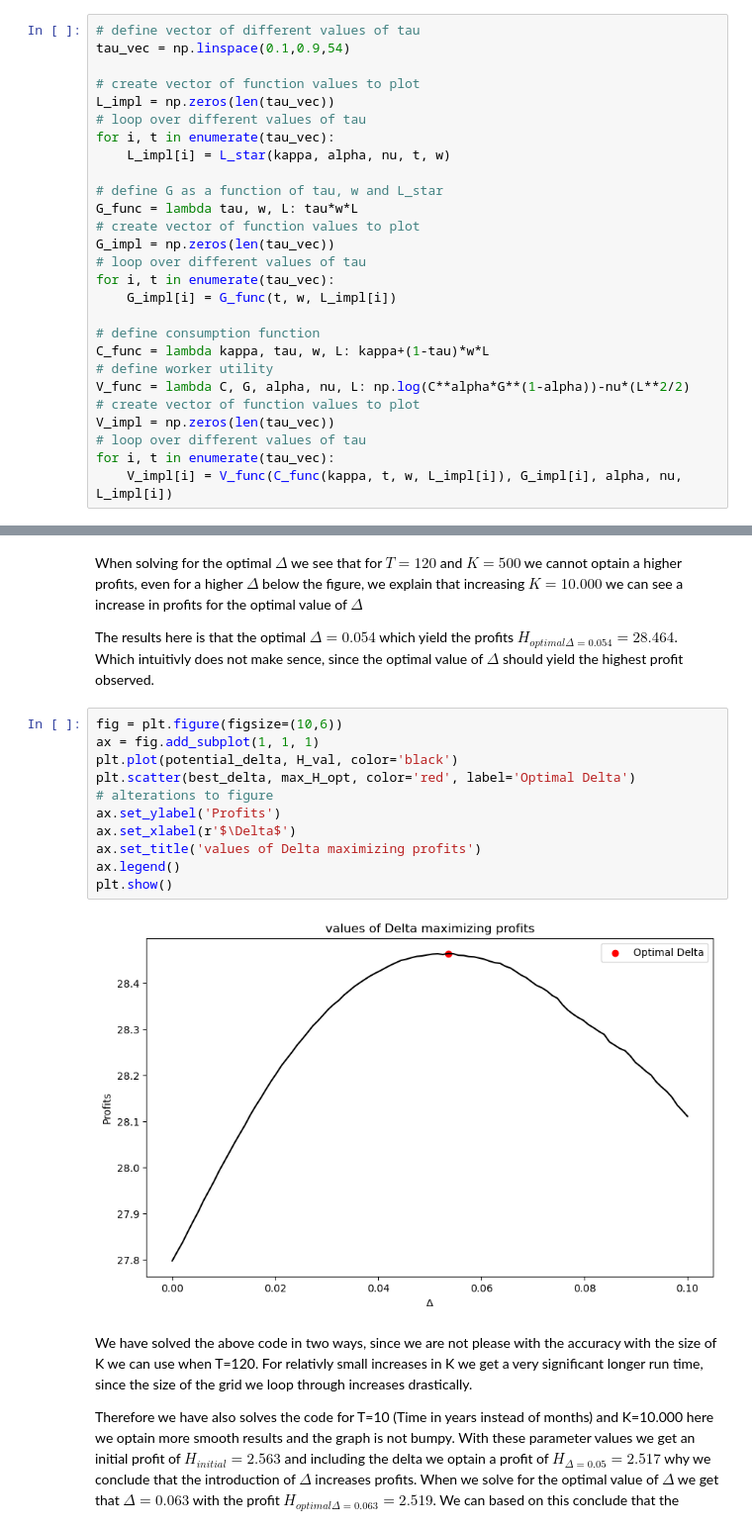
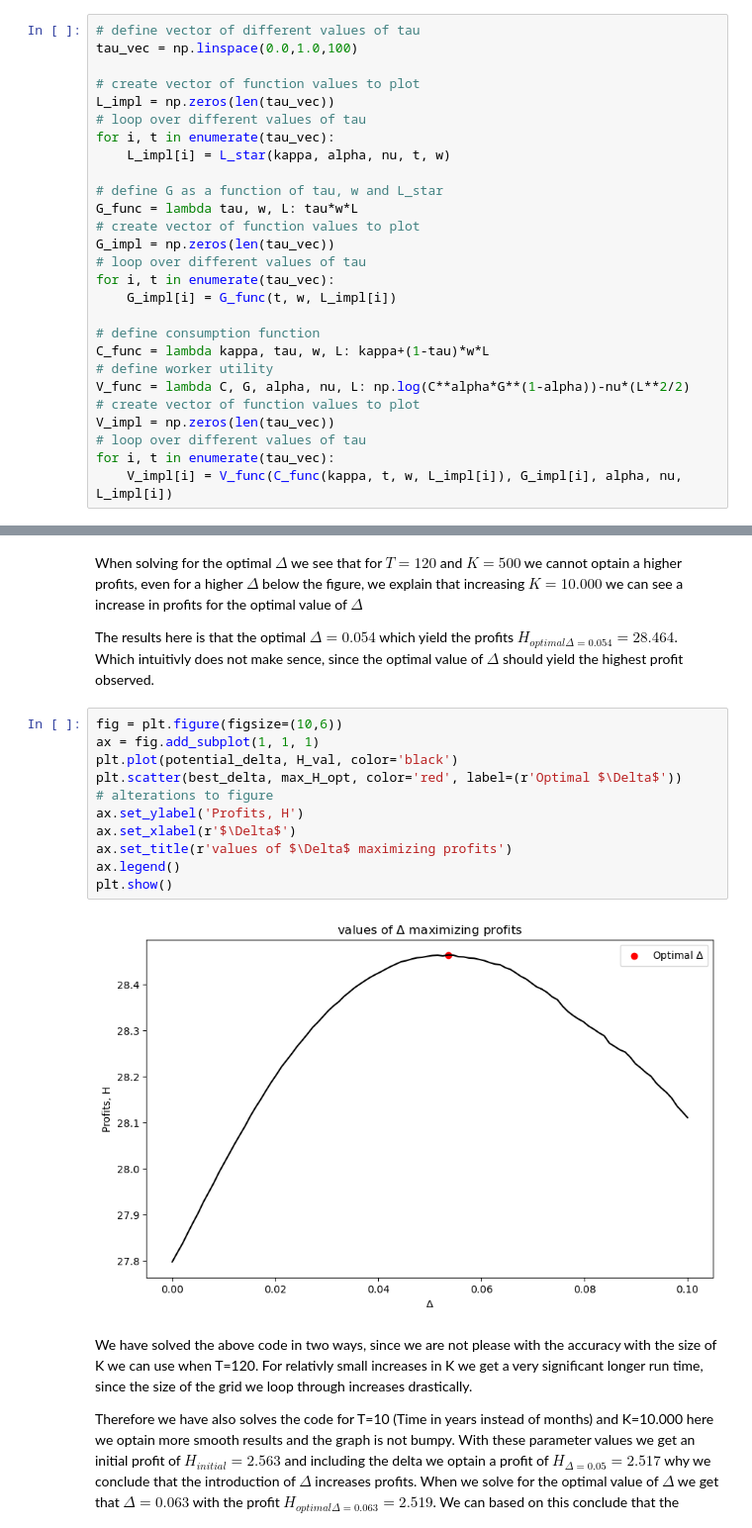
Before and after one commit to NumEconCopenhagen/projects-2023-helene-and-cecilie-class-3, a Jupyter notebook: exam/Exam-2023-notebook.ipynb, the cells around one changed output, grey strips where cells are left out. Shown at 99% size. Cells and saved outputs as stored; diff of their text form.

```diff
--- a/exam/Exam-2023-notebook.ipynb
+++ b/exam/Exam-2023-notebook.ipynb
@@ -160,7 +175,7 @@ $$
 Note: We were a bit confused about the notation, but we find it reasonable to assume that the government tax revenue is equal to the tax rate * wage * hours worked (implying that $L^*((1-\tau)w)$ means that L is a function of $(1-\tau)w = \tilde{w}$) and not tax rate * wage * L * (1-tau)*w.
 # %%
 # define vector of different values of tau
-tau_vec = np.linspace(0.1,0.9,54)
+tau_vec = np.linspace(0.0,1.0,100)
 
 # create vector of function values to plot
 L_impl = np.zeros(len(tau_vec))
@@ -580,16 +609,16 @@ The results here is that the optimal $\Delta=0.054$ which yield the profits $H_{
 # %%
 fig = plt.figure(figsize=(10,6))
 ax = fig.add_subplot(1, 1, 1)
 plt.plot(potential_delta, H_val, color='black')
-plt.scatter(best_delta, max_H_opt, color='red', label='Optimal Delta')
+plt.scatter(best_delta, max_H_opt, color='red', label=(r'Optimal $\Delta$'))
 # alterations to figure
-ax.set_ylabel('Profits')
+ax.set_ylabel('Profits, H')
 ax.set_xlabel(r'$\Delta$')
-ax.set_title('values of Delta maximizing profits')
+ax.set_title(r'values of $\Delta$ maximizing profits')
 ax.legend()
 plt.show()
 # %% [output]
-[figure, old version]
+[figure, new version]
 # %% [markdown]
 We have solved the above code in two ways, since we are not please with the accuracy with the size of K we can use when T=120. For relativly small increases in K we get a very significant longer run time, since the size of the grid we loop through increases drastically.
 
```
Also changed, not shown: parts of 14 cells of this notebook.
